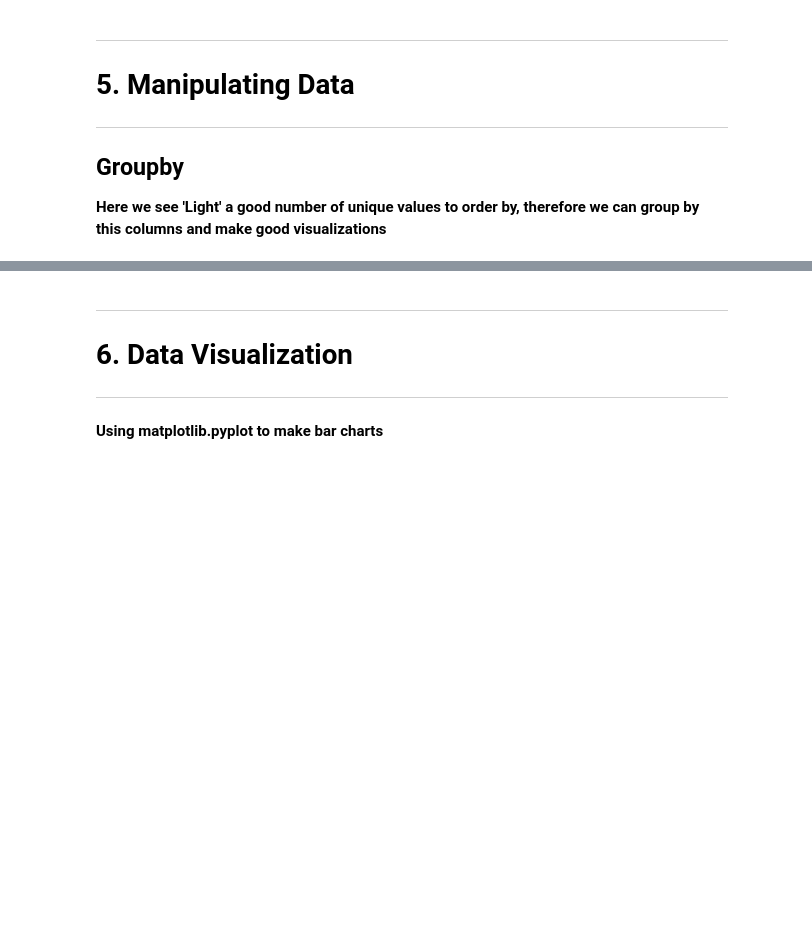
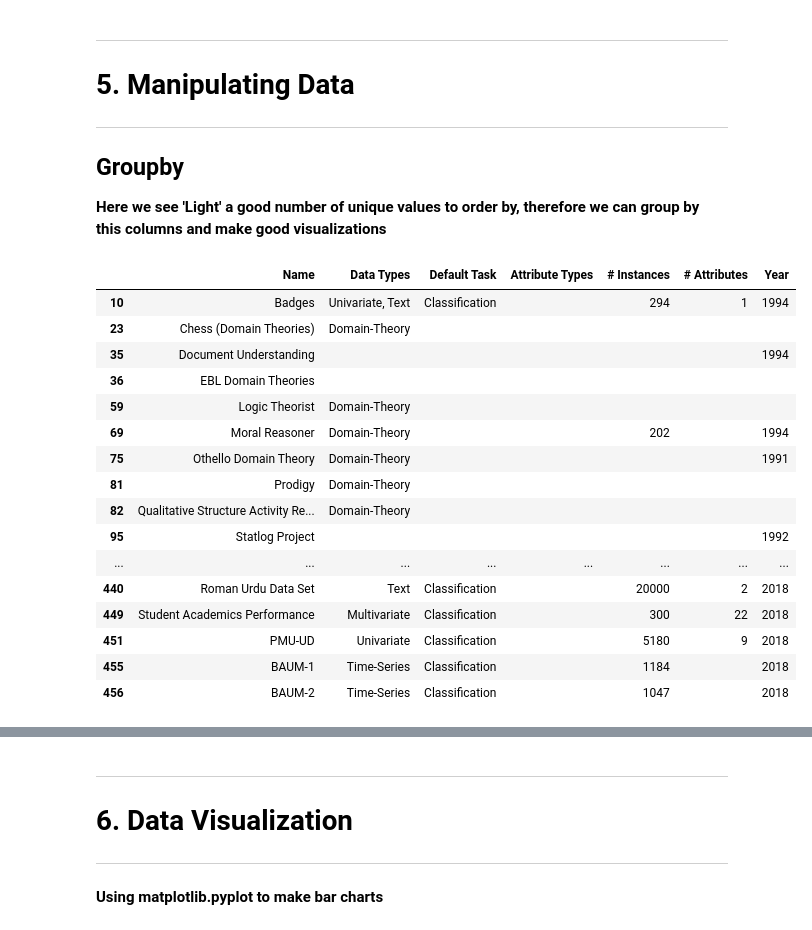
Before and after one commit to msaadah/Data-Analysis-Notebook, a Jupyter notebook: Datasets_Filetypes/Manipulating_HTML_File/HTML_UCIShallow.ipynb, the cells around one changed output, grey strips where cells are left out. Cells and saved outputs as stored; diff of their text form; code cells hidden in the pictures; blank space fills up the shorter version.

```diff
--- a/Datasets_Filetypes/Manipulating_HTML_File/HTML_UCIShallow.ipynb
+++ b/Datasets_Filetypes/Manipulating_HTML_File/HTML_UCIShallow.ipynb
@@ -221,3 +221,25 @@ data.describe()
 ## Groupby
 
 **Here we see 'Light' a good number of unique values to order by, therefore we can group by this columns and make good visualizations**
+# %%
+groupby_type = data.groupby(['Attribute Types'])
+for key,item in groupby_type:
+    display(HTML(groupby_type.get_group(key).to_html()))
+# %% [output]
+|  | Name | Data Types | Default Task | Attribute Types | # Instances | # Attributes | Year |
+| 10 | Badges | Univariate, Text | Classification |  | 294 | 1 | 1994 |
+| 23 | Chess (Domain Theories) | Domain-Theory |  |  |  |  |  |
+| 35 | Document Understanding |  |  |  |  |  | 1994 |
+| 36 | EBL Domain Theories |  |  |  |  |  |  |
+| 59 | Logic Theorist | Domain-Theory |  |  |  |  |  |
+| 69 | Moral Reasoner | Domain-Theory |  |  | 202 |  | 1994 |
+| 75 | Othello Domain Theory | Domain-Theory |  |  |  |  | 1991 |
+| 81 | Prodigy | Domain-Theory |  |  |  |  |  |
+| 82 | Qualitative Structure Activity Re... | Domain-Theory |  |  |  |  |  |
+| 95 | Statlog Project |  |  |  |  |  | 1992 |
+| ... | ... | ... | ... | ... | ... | ... | ... |
+| 440 | Roman Urdu Data Set | Text | Classification |  | 20000 | 2 | 2018 |
+| 449 | Student Academics Performance | Multivariate | Classification |  | 300 | 22 | 2018 |
+| 451 | PMU-UD | Univariate | Classification |  | 5180 | 9 | 2018 |
+| 455 | BAUM-1 | Time-Series | Classification |  | 1184 |  | 2018 |
+| 456 | BAUM-2 | Time-Series | Classification |  | 1047 |  | 2018 |
```
Also changed, not shown: parts of 3 cells of this notebook, 13 other files.
